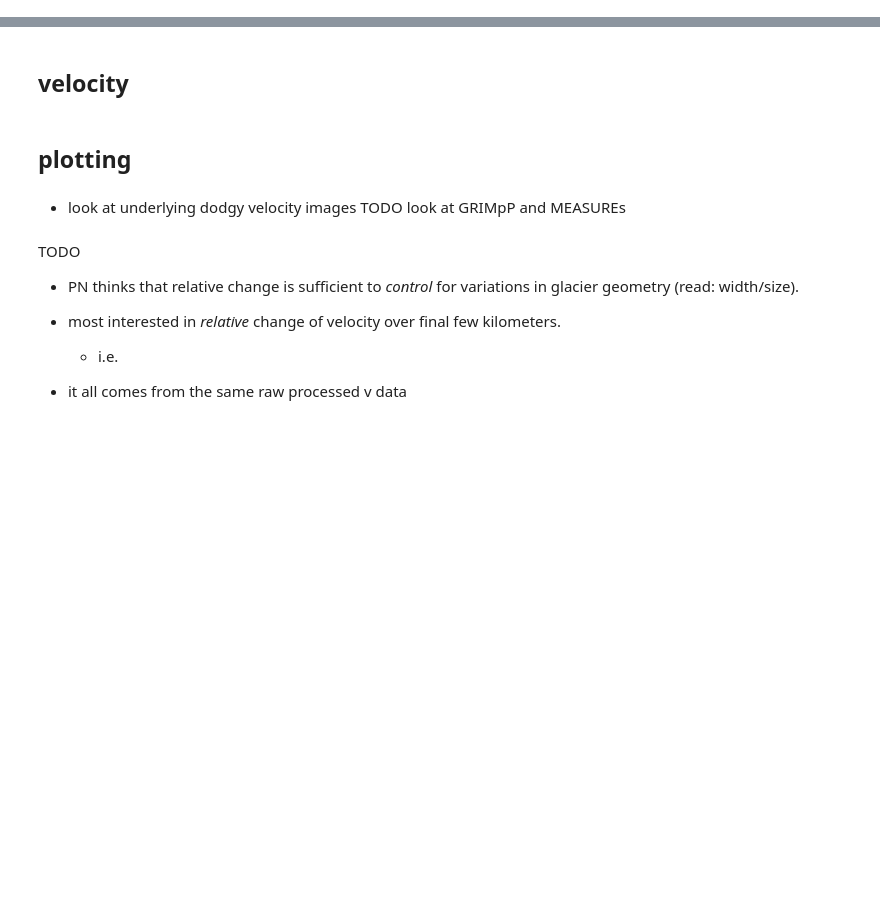
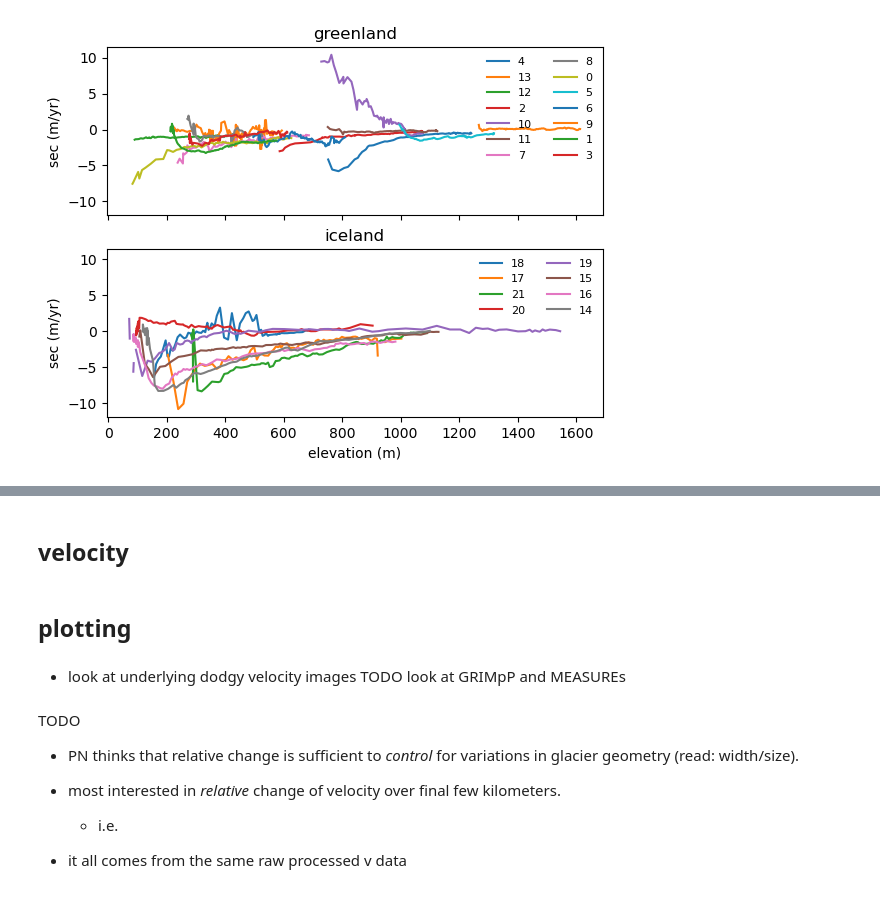
Before and after one commit to tlohde/lake-terminating-glaciers, a Jupyter notebook: src/scratchpad.ipynb, the cells around one changed output, grey strips where cells are left out. Cells and saved outputs as stored; diff of their text form; code cells hidden in the pictures; blank space fills up the shorter version.

```diff
--- a/src/scratchpad.ipynb
+++ b/src/scratchpad.ipynb
@@ -41,0 +71,4 @@ prj = ccrs.Stereographic(
+# %%
+fig
+# %% [output]
+[figure, added]
```
Also changed, not shown: parts of 15 cells of this notebook, 4 other files.
